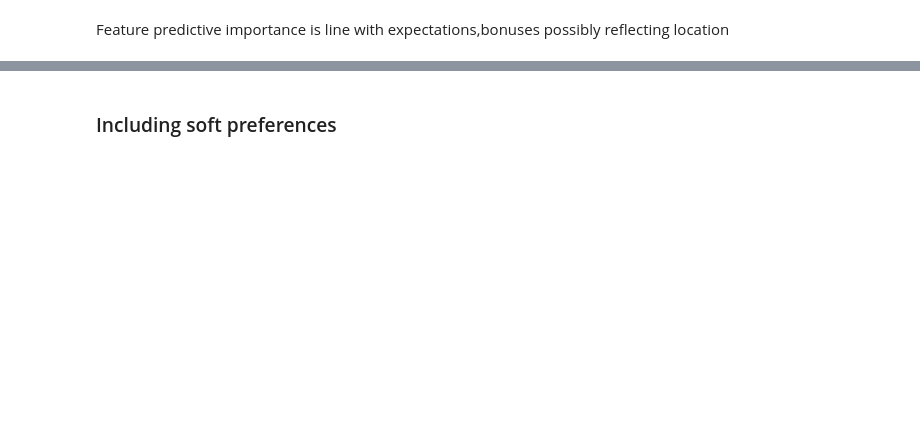
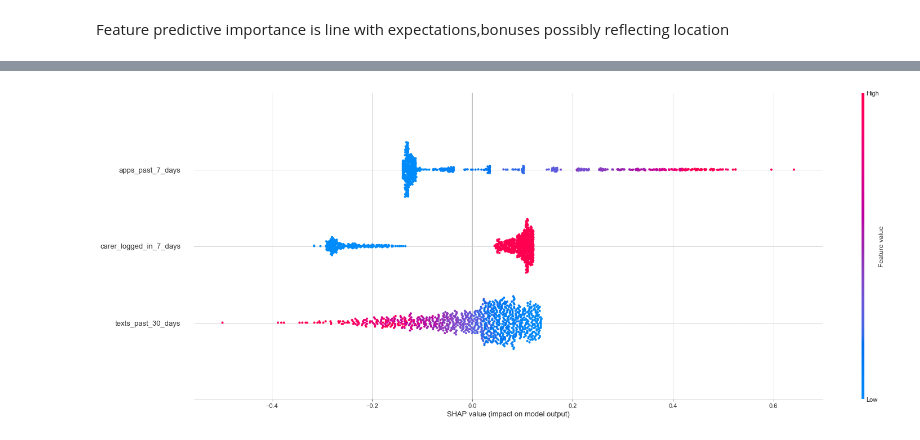
Before and after one commit to bonaventura-elder/carer_targeting, a Jupyter notebook: src/training.ipynb, the cells around one changed output, grey strips where cells are left out. Cells and saved outputs as stored; diff of their text form; code cells hidden in the pictures; blank space fills up the shorter version.

```diff
--- a/src/training.ipynb
+++ b/src/training.ipynb
@@ -134,2 +366,20 @@ plot_confusion_matrix(model,X_eval[f_predictors],y_eval)
 # %% [markdown]
 Feature predictive importance is line with expectations,bonuses possibly reflecting location
+# %%
+scaler = StandardScaler()
+scaler.fit(X_train[f_predictors])
+
+masker = shap.maskers.Impute(data=scaler.transform(X_eval[f_predictors][:100]), )
+
+model = LogisticRegression()
+model.fit(X_eval[f_predictors],np.ravel(y_eval))
+
+def model_predict_proba(x):
+    return model.predict_proba(x)[:,1]
+
+explainer = shap.KernelExplainer(model_predict_proba, X_eval[f_predictors][:500], masker=masker)
+shap_values = explainer.shap_values(X_eval[f_predictors][:1000])
+fig, ax = plt.subplots(1, 1, figsize=(25, 10))
+plt.subplot(1, 1, 1)
+shap.summary_plot(shap_values, X_eval[f_predictors][:1000], max_display=10, show=False, plot_size=None )
+# %% [output]
@@ -136 +387,2 @@ Feature predictive importance is line with expectations,bonuses possibly reflect
+[figure, added]
 # %%
@@ -138,2 +389,0 @@ plot_shap_metrics(model,df,predictors,target)
-# %% [markdown]
-### Including soft preferences
```
Also changed, not shown: parts of 25 cells of this notebook, 3 other files.
